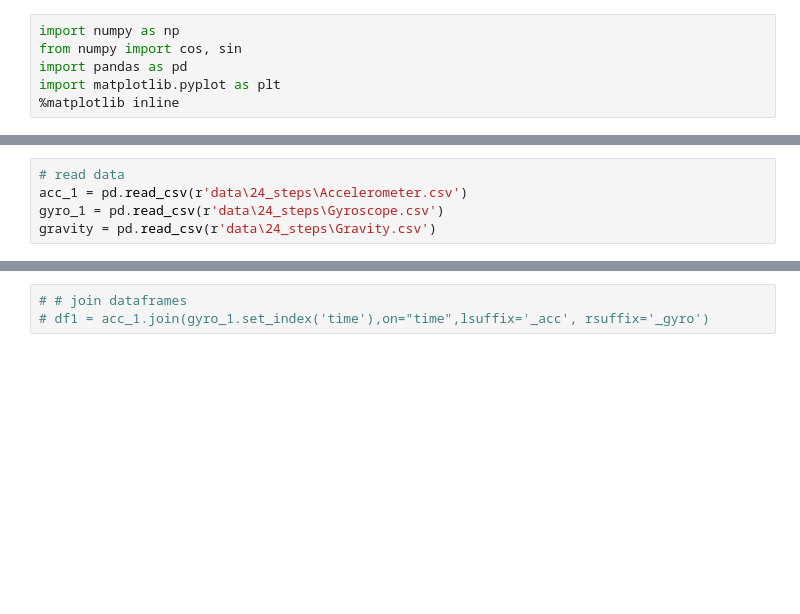
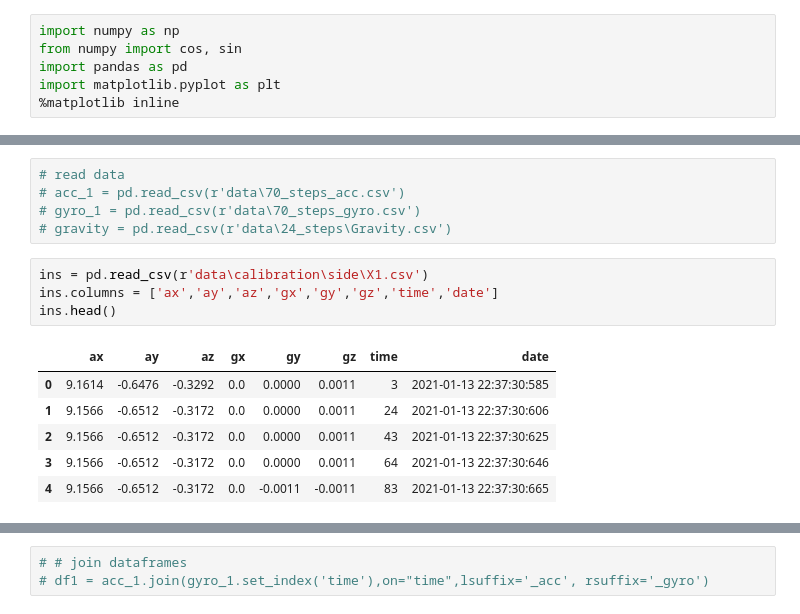
Before and after one commit to orenltr/Inertial-Navigation, a Jupyter notebook: Navigation_Eq.ipynb, the cells around one changed output, grey strips where cells are left out. Cells and saved outputs as stored; diff of their text form; blank space fills up the shorter version.

Commit message:
calibration

```diff
--- a/Navigation_Eq.ipynb
+++ b/Navigation_Eq.ipynb
@@ -7,7 +29,18 @@ import matplotlib.pyplot as plt
 # %%
 # read data
-acc_1 = pd.read_csv(r'data\24_steps\Accelerometer.csv')
-gyro_1 = pd.read_csv(r'data\24_steps\Gyroscope.csv')
-gravity = pd.read_csv(r'data\24_steps\Gravity.csv')
+# acc_1 = pd.read_csv(r'data\70_steps_acc.csv')
+# gyro_1 = pd.read_csv(r'data\70_steps_gyro.csv')
+# gravity = pd.read_csv(r'data\24_steps\Gravity.csv')
+# %%
+ins = pd.read_csv(r'data\calibration\side\X1.csv')
+ins.columns = ['ax','ay','az','gx','gy','gz','time','date']
+ins.head()
+# %% [output]
+|  | ax | ay | az | gx | gy | gz | time | date |
+| 0 | 9.1614 | -0.6476 | -0.3292 | 0.0 | 0.0000 | 0.0011 | 3 | 2021-01-13 22:37:30:585 |
+| 1 | 9.1566 | -0.6512 | -0.3172 | 0.0 | 0.0000 | 0.0011 | 24 | 2021-01-13 22:37:30:606 |
+| 2 | 9.1566 | -0.6512 | -0.3172 | 0.0 | 0.0000 | 0.0011 | 43 | 2021-01-13 22:37:30:625 |
+| 3 | 9.1566 | -0.6512 | -0.3172 | 0.0 | 0.0000 | 0.0011 | 64 | 2021-01-13 22:37:30:646 |
+| 4 | 9.1566 | -0.6512 | -0.3172 | 0.0 | -0.0011 | -0.0011 | 83 | 2021-01-13 22:37:30:665 |
 # %%
 # order column
```
Also changed, not shown: parts of 14 cells of this notebook.
